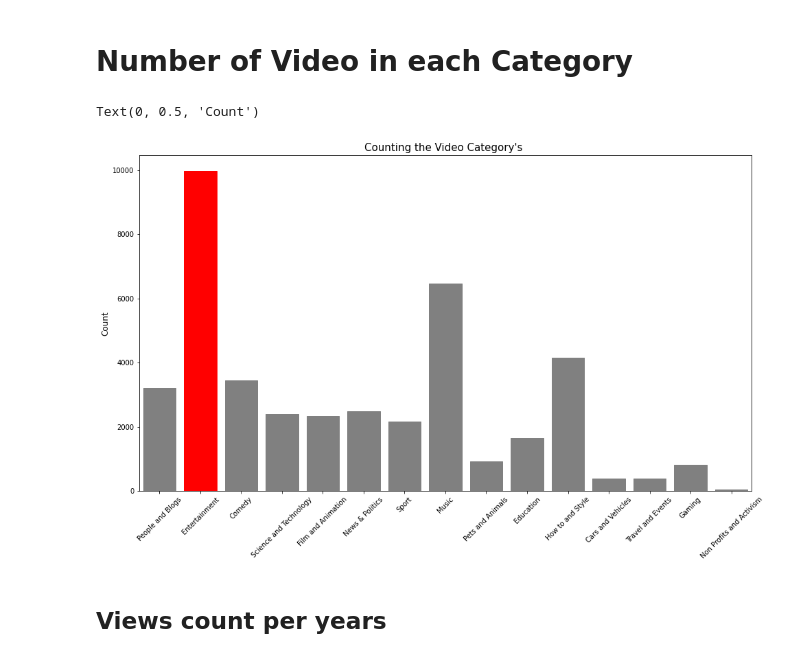
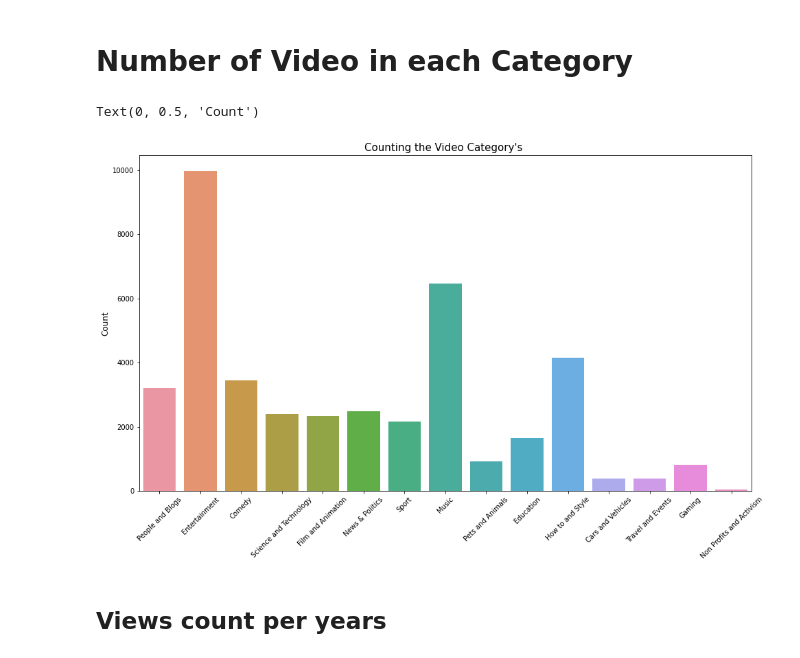
Before and after one commit to harshbhanderi/DATA690-WANG, a Jupyter notebook: Individual Project/Final Project Draft.ipynb, the cells around one changed output. Saved outputs shown, nothing was run; the diff lists cells and outputs as text; code cells hidden in the pictures.

```diff
--- a/Individual Project/Final Project Draft.ipynb
+++ b/Individual Project/Final Project Draft.ipynb
@@ -151,18 +166,14 @@ Name: category_name, dtype: int64
 # %%
 plt.figure(figsize = (16,9))
 ax = sns.countplot(x="category_name", data=df_US,  orient ='H')
-for bar in ax.patches:
-    if bar.get_height() > 8000:
-        bar.set_color('red')
-    else:
-        bar.set_color('grey')
+
 ax.set_xticklabels(ax.get_xticklabels(), rotation=45)
 ax.set_title("Counting the Video Category's ", fontsize=15)
 ax.set_xlabel('', fontsize=12)
 ax.set_ylabel("Count", fontsize=12)
 # %% [output]
 Text(0, 0.5, 'Count')
-[figure, old version]
+[figure, new version]
 # %% [markdown]
 ## Views count per years
 # %%
```
Also changed, not shown: parts of 7 cells of this notebook.
